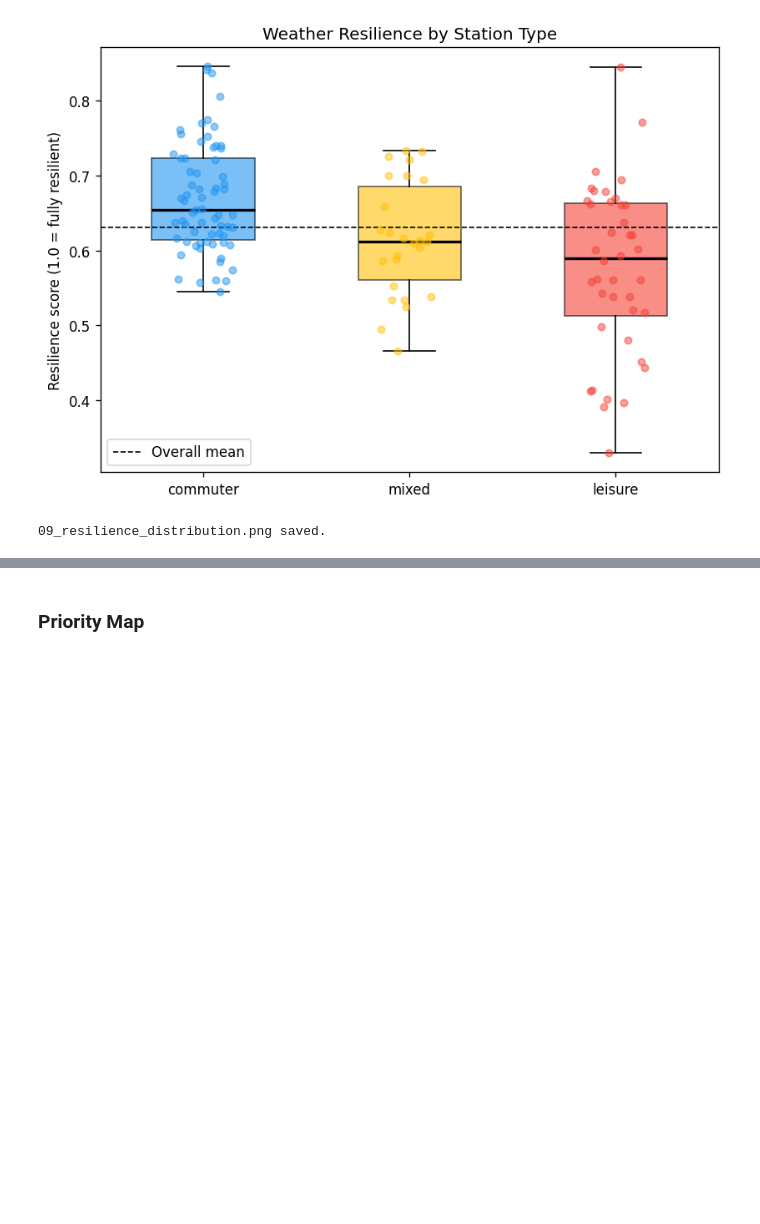
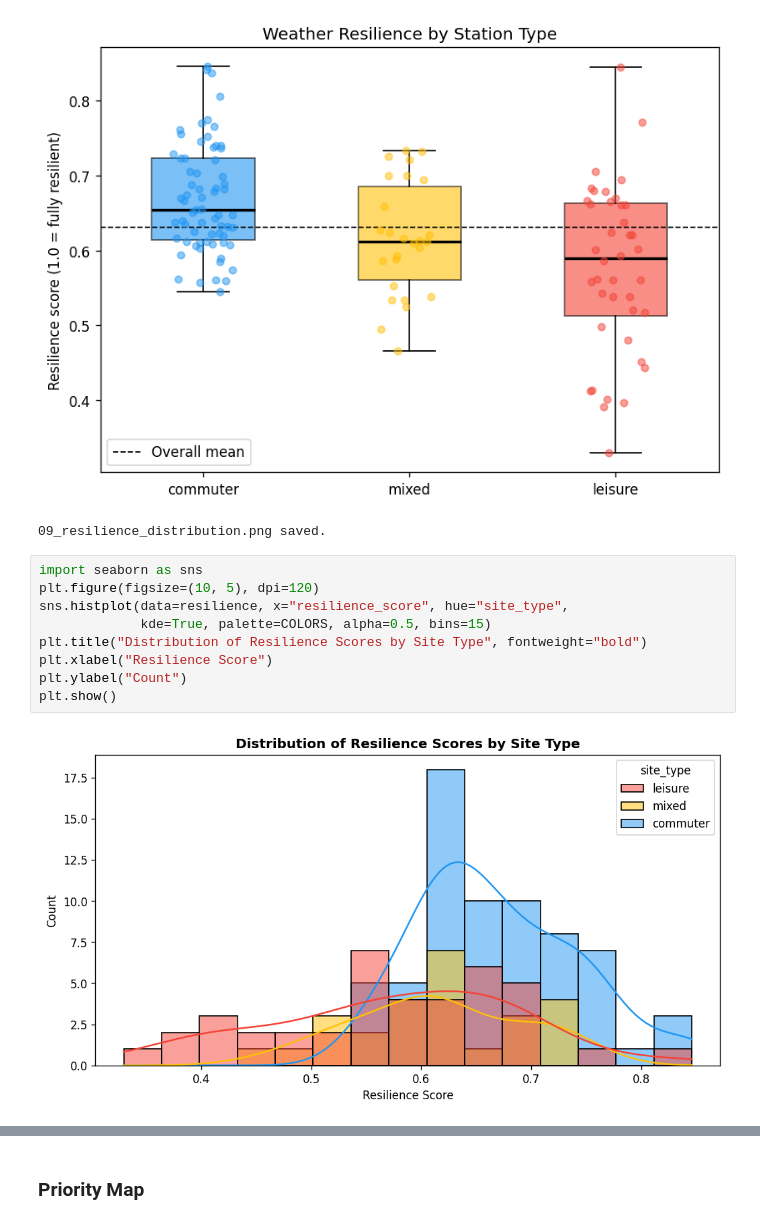
Before and after one commit to Queena34/mda-cycling-weather-group6, a Jupyter notebook: notebooks/09_sensitivity_analysis.ipynb, the cells around one changed output, grey strips where cells are left out. Saved outputs shown, nothing was run; the diff lists cells and outputs as text; blank space fills up the shorter version.

```diff
--- a/notebooks/09_sensitivity_analysis.ipynb
+++ b/notebooks/09_sensitivity_analysis.ipynb
@@ -243,3 +243,14 @@ print("09_resilience_distribution.png saved.")
 # %% [output]
 [figure]
 09_resilience_distribution.png saved.
+# %%
+import seaborn as sns
+plt.figure(figsize=(10, 5), dpi=120)
+sns.histplot(data=resilience, x="resilience_score", hue="site_type",
+             kde=True, palette=COLORS, alpha=0.5, bins=15)
+plt.title("Distribution of Resilience Scores by Site Type", fontweight="bold")
+plt.xlabel("Resilience Score")
+plt.ylabel("Count")
+plt.show()
+# %% [output]
+[figure, added]
```
Also changed, not shown: parts of 2 cells of this notebook.
